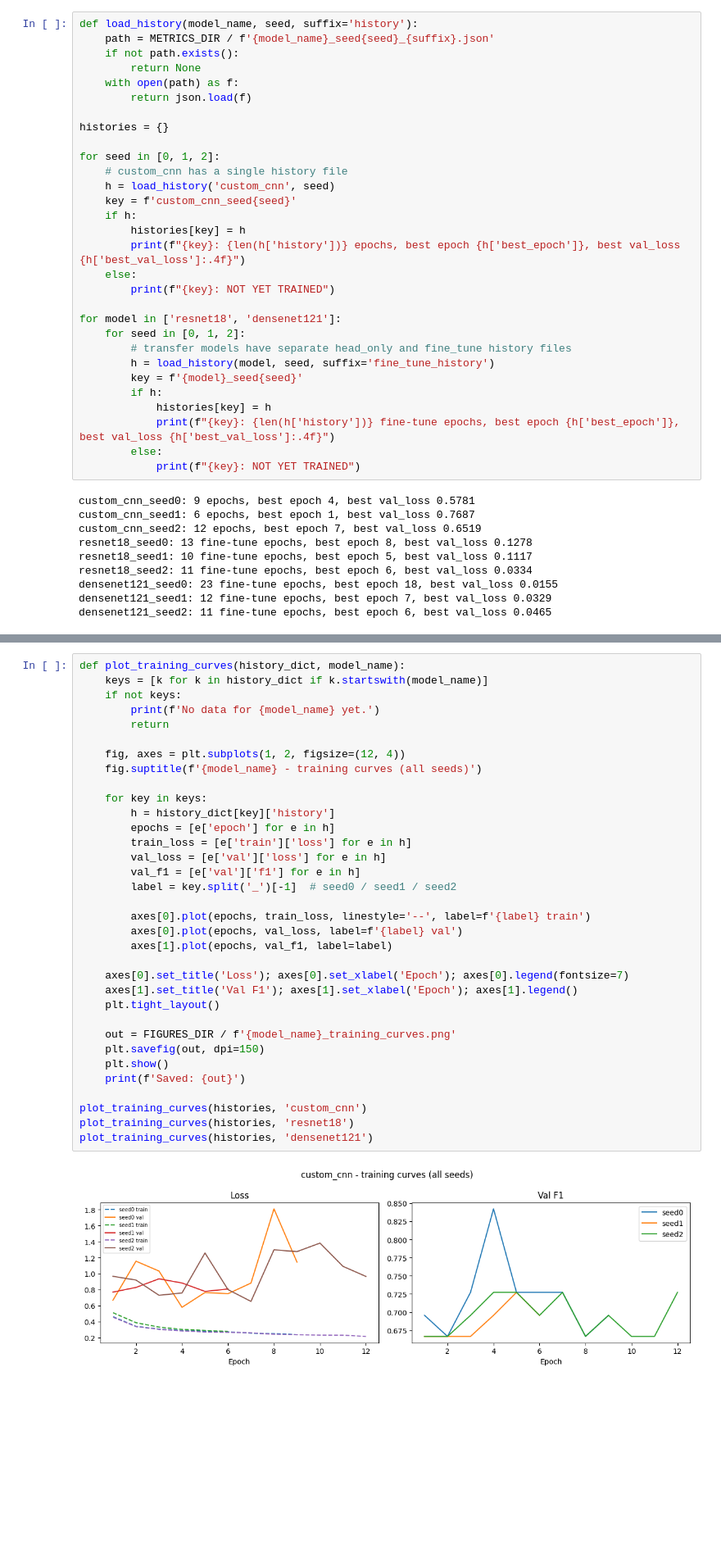
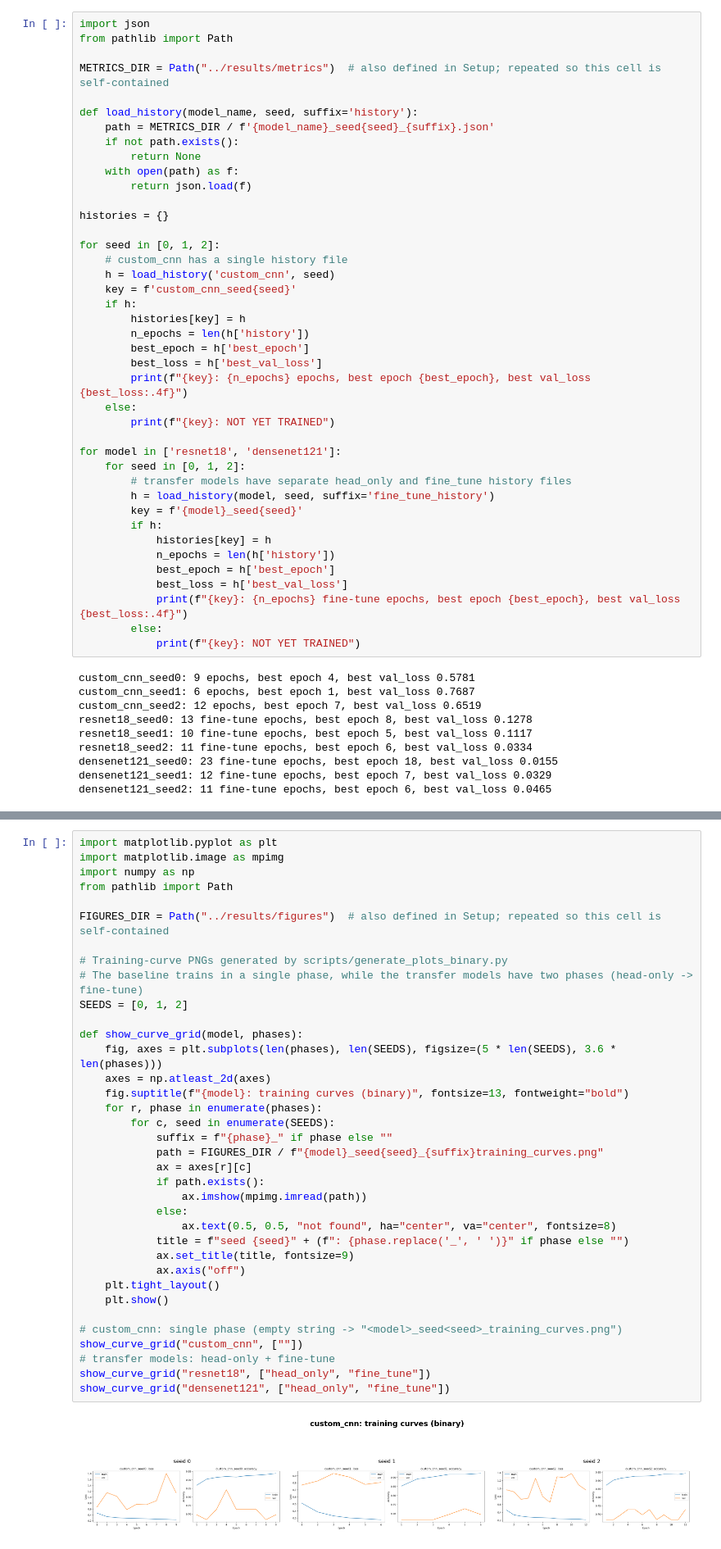
Before and after one commit to luanacarolinareis/caa-project, a Jupyter notebook: notebooks/01_final_experiments.ipynb, the cells around one changed output, grey strips where cells are left out. Shown at 82% size. Cells and saved outputs as stored; diff of their text form; blank space fills up the shorter version.

```diff
--- a/notebooks/01_final_experiments.ipynb
+++ b/notebooks/01_final_experiments.ipynb
@@ -24,6 +69,11 @@ FIGURES_DIR.mkdir(parents=True, exist_ok=True)
 # %% [markdown]
 ## 2. Load Training Histories
 # %%
+import json
+from pathlib import Path
+
+METRICS_DIR = Path("../results/metrics")  # also defined in Setup; repeated so this cell is self-contained
+
 def load_history(model_name, seed, suffix='history'):
     path = METRICS_DIR / f'{model_name}_seed{seed}_{suffix}.json'
     if not path.exists():
@@ -39,7 +89,10 @@ for seed in [0, 1, 2]:
     key = f'custom_cnn_seed{seed}'
     if h:
         histories[key] = h
-        print(f"{key}: {len(h['history'])} epochs, best epoch {h['best_epoch']}, best val_loss {h['best_val_loss']:.4f}")
+        n_epochs = len(h['history'])
+        best_epoch = h['best_epoch']
+        best_loss = h['best_val_loss']
+        print(f"{key}: {n_epochs} epochs, best epoch {best_epoch}, best val_loss {best_loss:.4f}")
     else:
         print(f"{key}: NOT YET TRAINED")
 
@@ -50,7 +103,10 @@ for model in ['resnet18', 'densenet121']:
         key = f'{model}_seed{seed}'
         if h:
             histories[key] = h
-            print(f"{key}: {len(h['history'])} fine-tune epochs, best epoch {h['best_epoch']}, best val_loss {h['best_val_loss']:.4f}")
+            n_epochs = len(h['history'])
+            best_epoch = h['best_epoch']
+            best_loss = h['best_val_loss']
+            print(f"{key}: {n_epochs} fine-tune epochs, best epoch {best_epoch}, best val_loss {best_loss:.4f}")
         else:
             print(f"{key}: NOT YET TRAINED")
 # %% [output]
@@ -68,36 +129,38 @@ densenet121_seed2: 11 fine-tune epochs, best epoch 6, best val_loss 0.0465
 # %%
-def plot_training_curves(history_dict, model_name):
-    keys = [k for k in history_dict if k.startswith(model_name)]
-    if not keys:
-        print(f'No data for {model_name} yet.')
-        return
+import matplotlib.pyplot as plt
+import matplotlib.image as mpimg
+import numpy as np
+from pathlib import Path
 
-    fig, axes = plt.subplots(1, 2, figsize=(12, 4))
-    fig.suptitle(f'{model_name} - training curves (all seeds)')
+FIGURES_DIR = Path("../results/figures")  # also defined in Setup; repeated so this cell is self-contained
 
-    for key in keys:
-        h = history_dict[key]['history']
-        epochs = [e['epoch'] for e in h]
-        train_loss = [e['train']['loss'] for e in h]
-        val_loss = [e['val']['loss'] for e in h]
-        val_f1 = [e['val']['f1'] for e in h]
-        label = key.split('_')[-1]  # seed0 / seed1 / seed2
+# Training-curve PNGs generated by scripts/generate_plots_binary.py
+# The baseline trains in a single phase, while the transfer models have two phases (head-only -> fine-tune)
+SEEDS = [0, 1, 2]
 
-        axes[0].plot(epochs, train_loss, linestyle='--', label=f'{label} train')
-        axes[0].plot(epochs, val_loss, label=f'{label} val')
-        axes[1].plot(epochs, val_f1, label=label)
+def show_curve_grid(model, phases):
+    fig, axes = plt.subplots(len(phases), len(SEEDS), figsize=(5 * len(SEEDS), 3.6 * len(phases)))
+    axes = np.atleast_2d(axes)
+    fig.suptitle(f"{model}: training curves (binary)", fontsize=13, fontweight="bold")
+    for r, phase in enumerate(phases):
+        for c, seed in enumerate(SEEDS):
+            suffix = f"{phase}_" if phase else ""
+            path = FIGURES_DIR / f"{model}_seed{seed}_{suffix}training_curves.png"
+            ax = axes[r][c]
+            if path.exists():
+                ax.imshow(mpimg.imread(path))
+            else:
+                ax.text(0.5, 0.5, "not found", ha="center", va="center", fontsize=8)
+            title = f"seed {seed}" + (f": {phase.replace('_', ' ')}" if phase else "")
+            ax.set_title(title, fontsize=9)
+            ax.axis("off")
+    plt.tight_layout()
+    plt.show()
 
-    axes[0].set_title('Loss'); axes[0].set_xlabel('Epoch'); axes[0].legend(fontsize=7)
-    axes[1].set_title('Val F1'); axes[1].set_xlabel('Epoch'); axes[1].legend()
-    plt.tight_layout()
-
-    out = FIGURES_DIR / f'{model_name}_training_curves.png'
-    plt.savefig(out, dpi=150)
-    plt.show()
-    print(f'Saved: {out}')
-
-plot_training_curves(histories, 'custom_cnn')
-plot_training_curves(histories, 'resnet18')
-plot_training_curves(histories, 'densenet121')
+# custom_cnn: single phase (empty string -> "<model>_seed<seed>_training_curves.png")
+show_curve_grid("custom_cnn", [""])
+# transfer models: head-only + fine-tune
+show_curve_grid("resnet18", ["head_only", "fine_tune"])
+show_curve_grid("densenet121", ["head_only", "fine_tune"])
 # %% [output]
-[figure, old version]
+[figure, new version]
```
Also changed, not shown: parts of 19 cells of this notebook.
